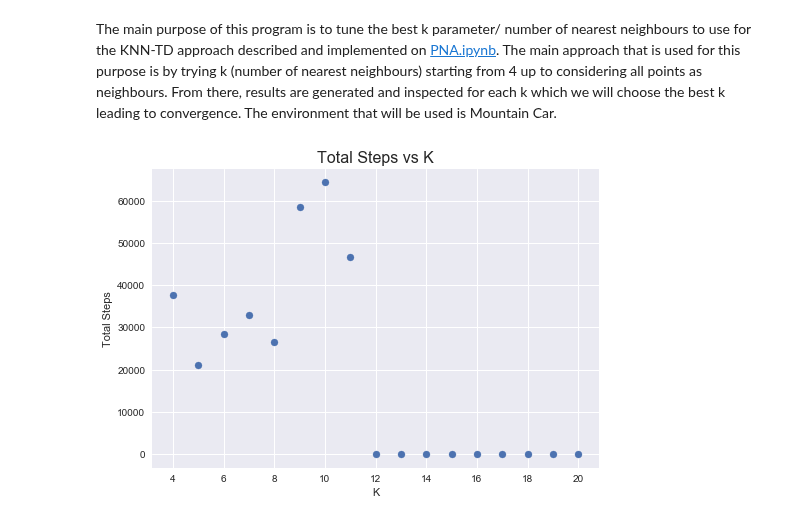
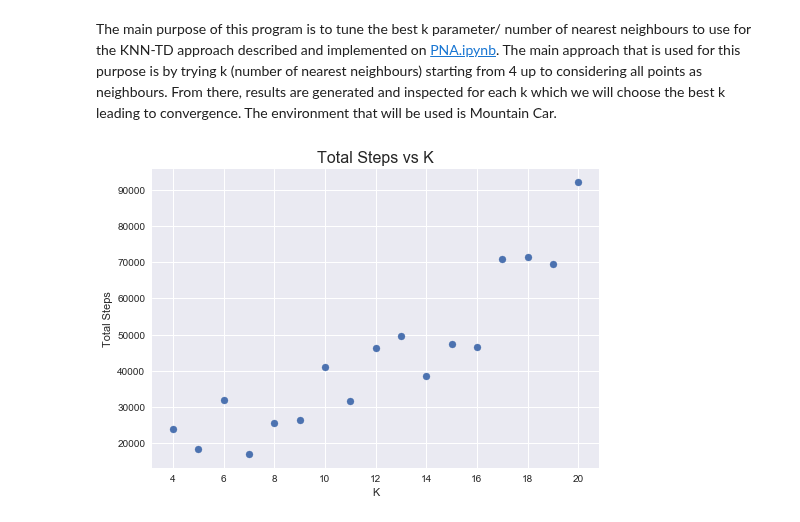
Before and after one commit to maleakhiw/Pessimistic-Neighbourhood-Aggregation-for-States-in-Reinforcement-Learning, a Jupyter notebook: ParameterTuning.ipynb, the cells around one changed output. Drawn from its saved outputs; the diff is of its cells as text; code cells hidden in the pictures.

```diff
--- a/ParameterTuning.ipynb
+++ b/ParameterTuning.ipynb
@@ -309,7 +309,7 @@ initial_q_storage = agent.q_storage
 # Store number of steps for each k
 k_step = [0 for i in range(20-4+1)]
 # %%
-for e in range(1, 10):
+for e in range(1, 5):
     for k_param in range(smallest_k_chosen, largest_k_chosen + 1):
         # Iterate the process, train the agent (training_iteration episodes)
         training_iteration = N_EPISODES
@@ -339,34 +339,34 @@ for e in range(1, 10):
                 # Update using Q Learning and kNN
                 agent.TDUpdate(immediate_reward, alpha)
 
                 # Prevent not converge at all or too long to converge
                 if (step >= 500000):
                     useless_k = True
                     total_step = sys.maxsize
                     break
 
                 if (total_step > 500000):
                     useless_k = True
                     total_step = sys.maxsize
                     break
 
             if (useless_k):
                 break
 
         # After finishing all episodes required, calculate how many step taken during that period
-        k_step[k_param - smallest_k_chosen] = (k_step[k_param - smallest_k_chosen] + total_step) / e
+        k_step[k_param - smallest_k_chosen] = (k_step[k_param - smallest_k_chosen] * (e-1) + total_step) / e
 
         # Graph dynamically
         clear_output(wait=True)
         y = k_step
         x = np.arange(4, 4 + len(y))
         plt.scatter(x, y)
         plt.title("Total Steps vs K", fontsize=16)
         plt.xlabel("K")
         plt.ylabel("Total Steps")
 
         plt.show()
 # %% [output]
-[figure, old version]
+[figure, new version]
 # %%
 print("The best k which minimise total steps is k = {}.".format(knn_step.index(min(k_step)) + smallest_k_chosen)
```
Also changed, not shown: 2 other files.
